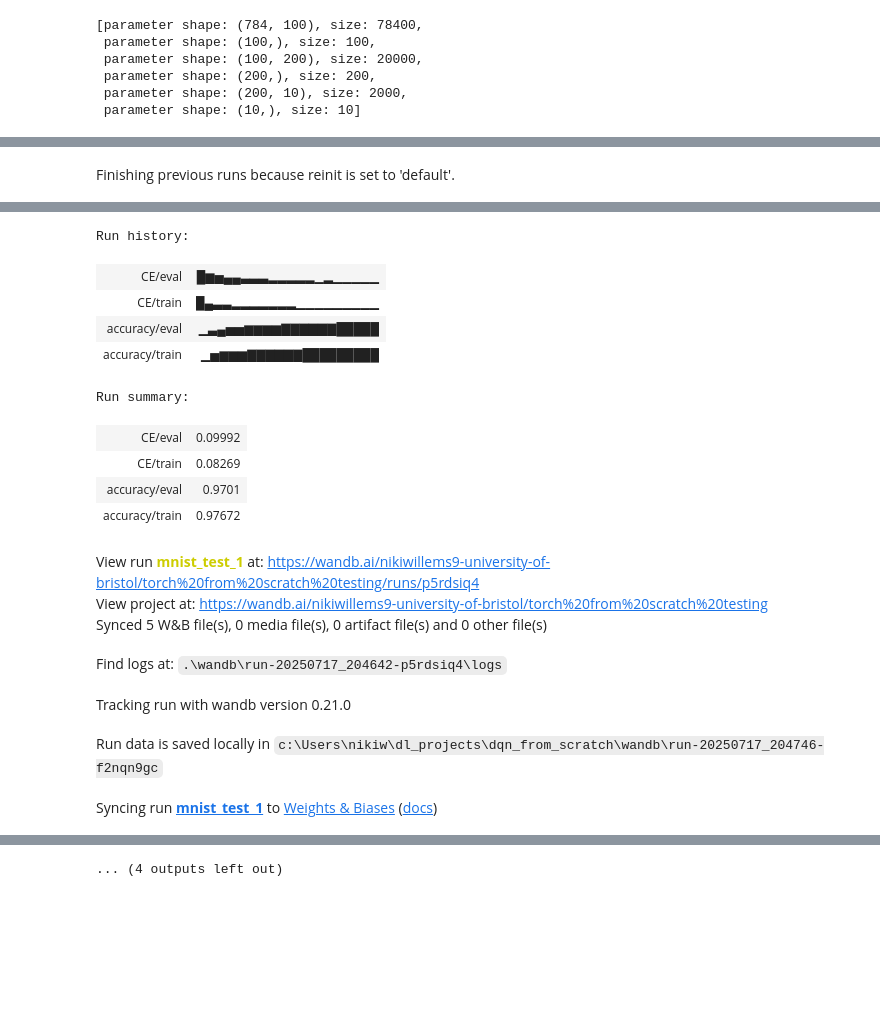
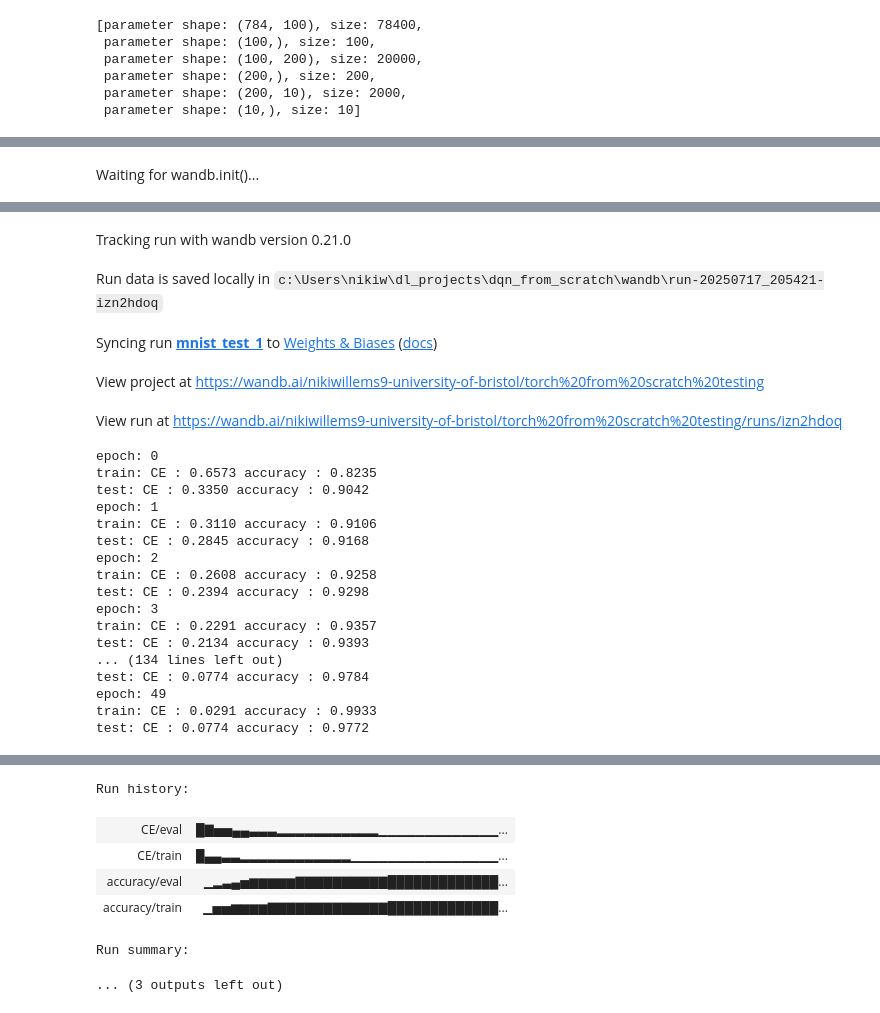
Before and after one commit to NikWill2003/NumTorch, a Jupyter notebook: test.ipynb, the cells around one changed output, grey strips where cells are left out. Saved outputs shown, nothing was run; the diff lists cells and outputs as text; code cells hidden in the pictures; blank space fills up the shorter version.

```diff
--- a/test.ipynb
+++ b/test.ipynb
@@ -584,6 +586,9 @@ class WandBLogger():
         for name, val in self._meter.items():
             metrics[name + f'/{self._mode}'] = val
         self._wandb_run.log(metrics, step=epoch)
+
+    def finish(self):
+        self._wandb_run.finish()
 # %%
 wandb_config = {'project': 'torch from scratch testing',
                 'name': 'mnist_test_1',
@@ -636,8 +641,8 @@ def train_nn(epochs):
 
     nn = Sequential([Affine(784, 100), Relu(), Affine(100, 200), Relu(), Affine(200, 10), SoftMax()])
     loss_fn = CrossEntropy()
-    optimiser = Adam(nn.params)
-    # optimiser = SGD(nn.params, lr=0.05)
+    # optimiser = Adam(nn.params)
+    optimiser = SGD(nn.params, lr=0.05)
 
     for t in range(epochs):
         print(f'epoch: {t}')
@@ -652,6 +657,8 @@ def train_nn(epochs):
         log = train_test_step(meter, False, nn, test_loader, loss_fn, optimiser)
         print('test: ' + log)
         wandb_logger.log_epoch(t)
+
+    wandb_logger.finish()
 # %%
-train_nn(20)
+train_nn(50)
 # %% [output]
@@ -659 +668 @@ wandb: WARNING Calling wandb.login() after wandb.init() has no effect.
-Finishing previous runs because reinit is set to 'default'.
+Waiting for wandb.init()...
@@ -661,17 +669,22 @@ Finishing previous runs because reinit is set to 'default'.
-Run history:
-| CE/eval | █▆▅▄▄▃▃▃▂▂▂▂▂▁▂▁▁▁▁▁ |
-| CE/train | █▄▃▃▂▂▂▂▂▂▂▁▁▁▁▁▁▁▁▁ |
-| accuracy/eval | ▁▃▄▅▅▆▆▆▆▇▇▇▇▇▇█████ |
-| accuracy/train | ▁▅▆▆▆▇▇▇▇▇▇█████████ |
-Run summary:
-| CE/eval | 0.09992 |
-| CE/train | 0.08269 |
-| accuracy/eval | 0.9701 |
-| accuracy/train | 0.97672 |
-View run mnist_test_1 at: https://wandb.ai/nikiwillems9-university-of-bristol/torch%20from%20scratch%20testing/runs/p5rdsiq4
-View project at: https://wandb.ai/nikiwillems9-university-of-bristol/torch%20from%20scratch%20testing
-Synced 5 W&B file(s), 0 media file(s), 0 artifact file(s) and 0 other file(s)
+Tracking run with wandb version 0.21.0
-Find logs at: .\wandb\run-20250717_204642-p5rdsiq4\logs
+Run data is saved locally in c:\Users\nikiw\dl_projects\dqn_from_scratch\wandb\run-20250717_205421-izn2hdoq
-Tracking run with wandb version 0.21.0
+Syncing run mnist_test_1 to Weights & Biases (docs)
-Run data is saved locally in c:\Users\nikiw\dl_projects\dqn_from_scratch\wandb\run-20250717_204746-f2nqn9gc
+View project at https://wandb.ai/nikiwillems9-university-of-bristol/torch%20from%20scratch%20testing
-Syncing run mnist_test_1 to Weights & Biases (docs)
+View run at https://wandb.ai/nikiwillems9-university-of-bristol/torch%20from%20scratch%20testing/runs/izn2hdoq
+epoch: 0
+train: CE : 0.6573 accuracy : 0.8235
+test: CE : 0.3350 accuracy : 0.9042
+epoch: 1
+train: CE : 0.3110 accuracy : 0.9106
+test: CE : 0.2845 accuracy : 0.9168
+epoch: 2
+train: CE : 0.2608 accuracy : 0.9258
+test: CE : 0.2394 accuracy : 0.9298
+epoch: 3
+train: CE : 0.2291 accuracy : 0.9357
+test: CE : 0.2134 accuracy : 0.9393
+... (134 lines left out)
+test: CE : 0.0774 accuracy : 0.9784
+epoch: 49
+train: CE : 0.0291 accuracy : 0.9933
+test: CE : 0.0774 accuracy : 0.9772
@@ -678 +692,7 @@ Syncing run mnist_test_1 to Weights & Biases (docs)
+Run history:
+| CE/eval | █▇▅▅▄▄▃▃▃▂▂▂▂▂▂▂▂▂▂▂▁▁▁▁▁▁▁▁▁▁▁▁▁... |
+| CE/train | █▄▄▃▃▂▂▂▂▂▂▂▂▂▂▂▂▁▁▁▁▁▁▁▁▁▁▁▁▁▁▁▁... |
+| accuracy/eval | ▁▂▃▄▅▆▆▆▆▆▇▇▇▇▇▇▇▇▇▇█████████████... |
+| accuracy/train | ▁▅▅▆▆▆▆▇▇▇▇▇▇▇▇▇▇▇▇▇█████████████... |
-... (4 outputs left out)
+Run summary:
+... (3 outputs left out)
```
Also changed, not shown: parts of 2 cells of this notebook.
